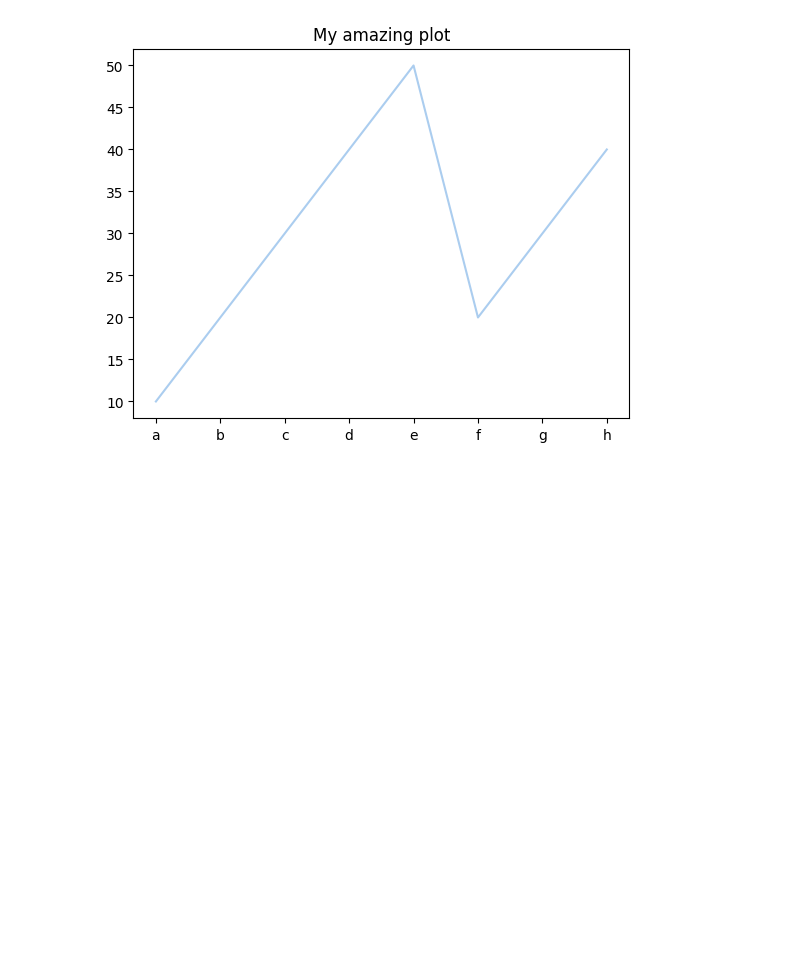
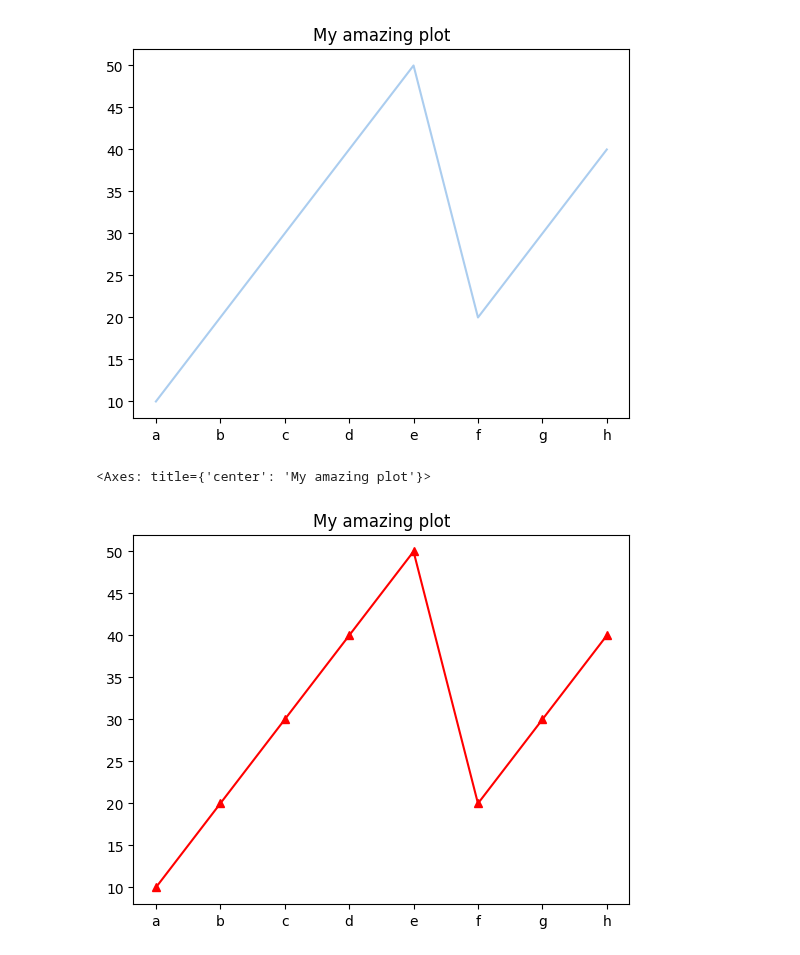
Before and after one commit to reuven/apple-2025-01Jan-plotting, a Jupyter notebook: Apple 2025-01Jan-09.ipynb, the cells around one changed output. Drawn from its saved outputs; the diff is of its cells as text; code cells hidden in the pictures; blank space fills up the shorter version.

```diff
--- a/Apple 2025-01Jan-09.ipynb
+++ b/Apple 2025-01Jan-09.ipynb
@@ -106,3 +106,8 @@ s.plot.line(title='My amazing plot', color='#abcdef')
 # %% [output]
 <Axes: title={'center': 'My amazing plot'}>
 [figure]
+# %%
+s.plot.line(title='My amazing plot', style='^-r')
+# %% [output]
+<Axes: title={'center': 'My amazing plot'}>
+[figure, added]
```
